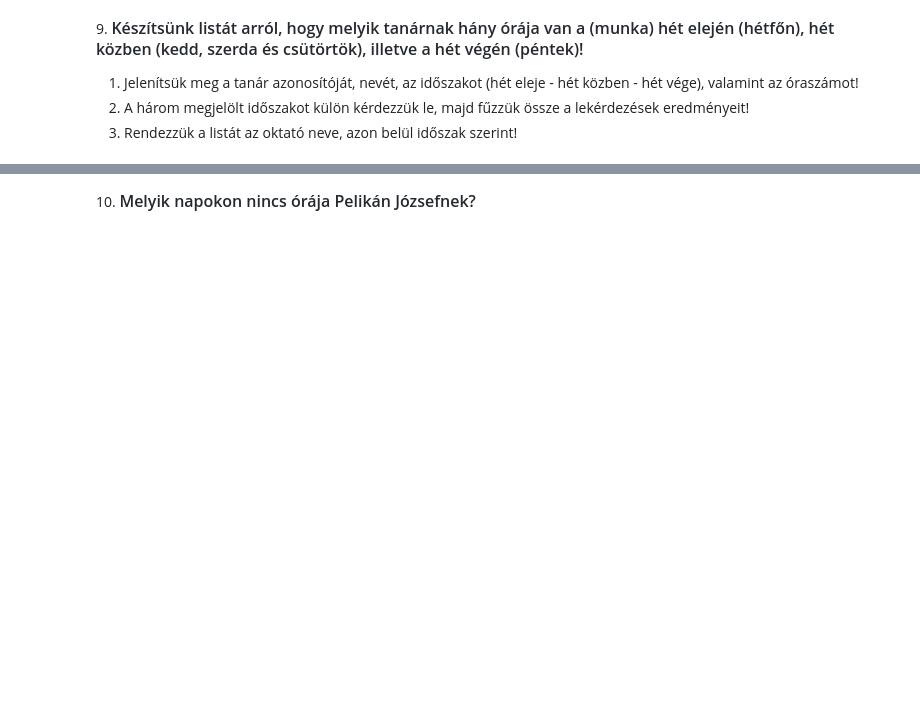
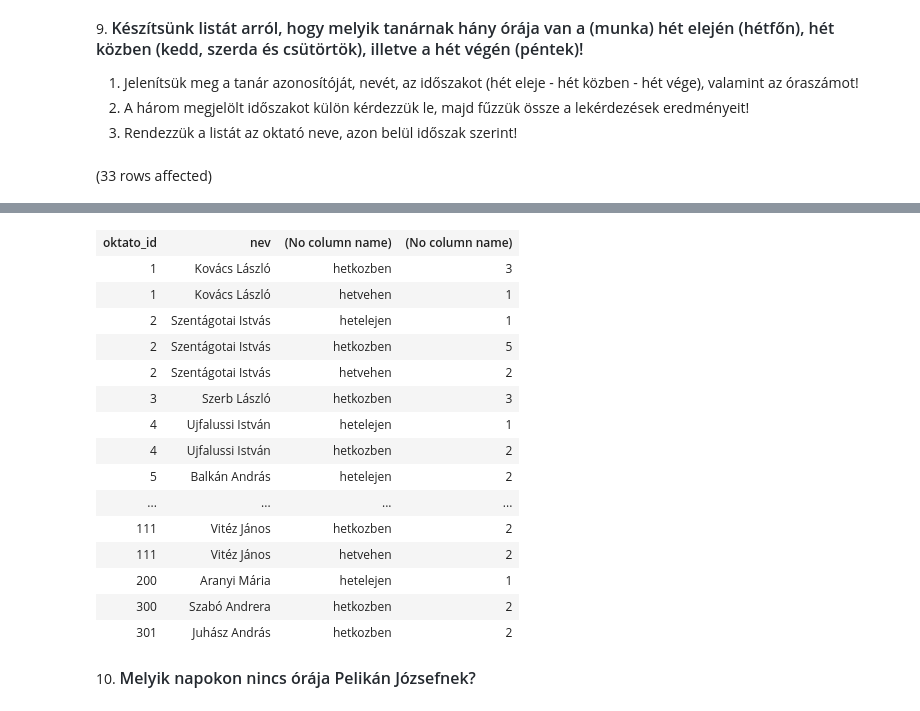
Before and after one commit to kincsolakatos/barmi, a Jupyter notebook: gyakorlat03_feladatok.ipynb, the cells around one changed output, grey strips where cells are left out. Drawn from its saved outputs; the diff is of its cells as text; code cells hidden in the pictures; blank space fills up the shorter version.

```diff
--- a/gyakorlat03_feladatok.ipynb
+++ b/gyakorlat03_feladatok.ipynb
@@ -128,3 +210,34 @@ Total execution time: 00:00:00.017
 1. Jelenítsük meg a tanár azonosítóját, nevét, az időszakot (hét eleje - hét közben - hét vége), valamint az óraszámot!
 2. A három megjelölt időszakot külön kérdezzük le, majd fűzzük össze a lekérdezések eredményeit!
 3. Rendezzük a listát az oktató neve, azon belül időszak szerint!
+# %%
+select
+    ok.oktato_id,
+    ok.nev,
+    case
+        when n.nap = 'hétfő' then 'hetelejen'
+        when n.nap = 'kedd' or n.nap = 'szerda' or n.nap = 'csütörtök' then 'hetkozben'
+        when n.nap = 'péntek' then 'hetvehen'
+    end,
+    count(*)
+from Orak o
+    join Oktatok ok on o.tanar = ok.oktato_id
+    join Napok n on o.nap = n.nap_id
+group by
+    ok.oktato_id,
+    ok.nev,
+    case
+        when n.nap = 'hétfő' then 'hetelejen'
+        when n.nap = 'kedd' or n.nap = 'szerda' or n.nap = 'csütörtök' then 'hetkozben'
+        when n.nap = 'péntek' then 'hetvehen'
+    end
+order by
+    ok.oktato_id,
+    ok.nev,
+    case
+        when n.nap = 'hétfő' then 'hetelejen'
+        when n.nap = 'kedd' or n.nap = 'szerda' or n.nap = 'csütörtök' then 'hetkozben'
+        when n.nap = 'péntek' then 'hetvehen'
+    end
+# %% [output]
+(33 rows affected)
@@ -131,3 +245,19 @@ Total execution time: 00:00:00.017
+| oktato_id | nev | (No column name) | (No column name) |
+| 1 | Kovács László | hetkozben | 3 |
+| 1 | Kovács László | hetvehen | 1 |
+| 2 | Szentágotai Istvás | hetelejen | 1 |
+| 2 | Szentágotai Istvás | hetkozben | 5 |
+| 2 | Szentágotai Istvás | hetvehen | 2 |
+| 3 | Szerb László | hetkozben | 3 |
+| 4 | Ujfalussi István | hetelejen | 1 |
+| 4 | Ujfalussi István | hetkozben | 2 |
+| 5 | Balkán András | hetelejen | 2 |
+| ... | ... | ... | ... |
+| 111 | Vitéz János | hetkozben | 2 |
+| 111 | Vitéz János | hetvehen | 2 |
+| 200 | Aranyi Mária | hetelejen | 1 |
+| 300 | Szabó Andrera | hetkozben | 2 |
+| 301 | Juhász András | hetkozben | 2 |
 # %% [markdown]
 10. <span style="background-color: rgb(255, 255, 255); color: rgb(36, 41, 47); font-family: -apple-system, BlinkMacSystemFont, &quot;Segoe UI&quot;, Helvetica, Arial, sans-serif, &quot;Apple Color Emoji&quot;, &quot;Segoe UI Emoji&quot;; font-size: 16px; font-weight: 600;">Melyik napokon nincs órája Pelikán Józsefnek?</span>
 # %%
```
Also changed, not shown: parts of 12 cells of this notebook, 1 other file.
